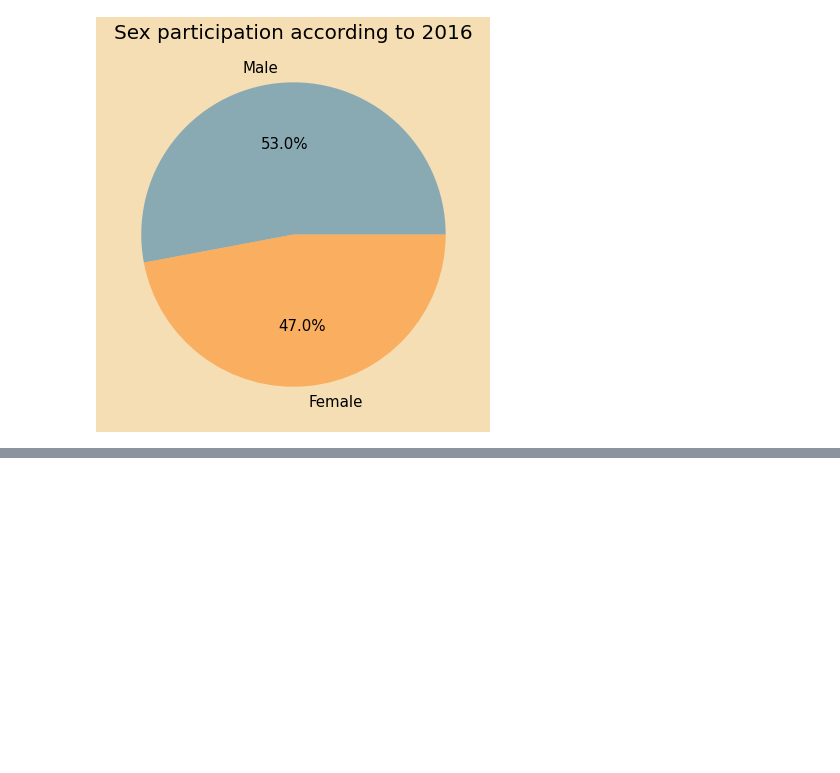
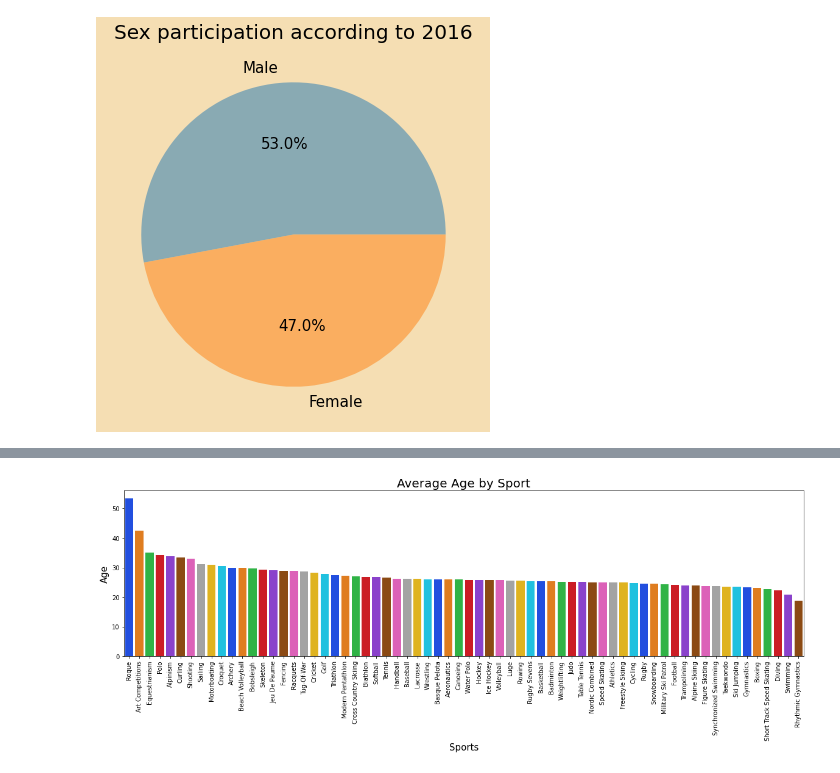
Before and after one commit to kauafillipe/Projeto-1---Turing-Academy, a Jupyter notebook: Projeto.ipynb, the cells around one changed output, grey strips where cells are left out. Saved outputs shown, nothing was run; the diff lists cells and outputs as text; code cells hidden in the pictures; blank space fills up the shorter version.

```diff
--- a/Projeto.ipynb
+++ b/Projeto.ipynb
@@ -718,0 +762,22 @@ plt.show()
+# %%
+sports = list(df["Sport"].unique())
+average_Age = []
+
+for i in sports:
+    x = df[df["Sport"] == i]
+    average_age = sum(x["Age"])/len(x["Age"])
+    average_Age.append(average_age)
+
+newData = pd.DataFrame({'sports': sports,'average age':average_Age})
+new_index = (newData['average age'].sort_values(ascending=False)).index.values
+sorted_data = newData.reindex(new_index)
+
+plt.figure(figsize = (20,5))
+sns.barplot(x = sorted_data['sports'], y = sorted_data['average age'], palette= "bright")
+plt.xlabel('Sports', fontsize = 15, color = 'black')
+plt.xticks(rotation=90)
+plt.ylabel('Age', fontsize = 15, color = 'black')
+plt.title('Average Age by Sport', fontsize = 20, color = 'black')
+plt.show()
+# %% [output]
+[figure, added]
```
Also changed, not shown: parts of 5 cells of this notebook.
